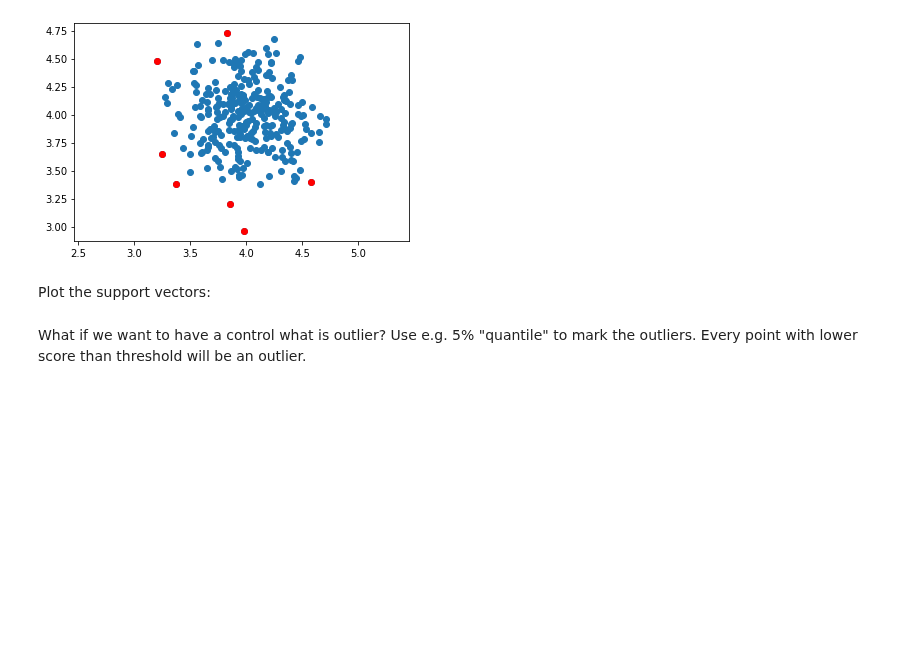
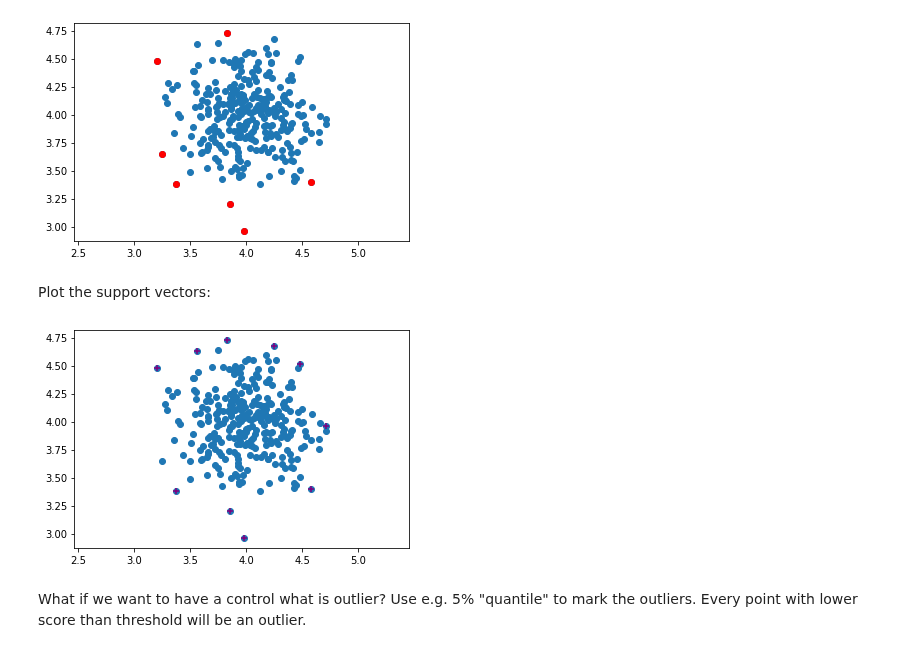
Before and after one commit to KassenBoyaubay/MPA-MLF-Exercises, a Jupyter notebook: Lab_03/Lab_03_exercise.ipynb, the cells around one changed output. Cells and saved outputs as stored; diff of their text form; code cells hidden in the pictures; blank space fills up the shorter version.

```diff
--- a/Lab_03/Lab_03_exercise.ipynb
+++ b/Lab_03/Lab_03_exercise.ipynb
@@ -183,6 +183,14 @@ plt.show()
 [figure]
 # %% [markdown]
 Plot the support vectors:
+# %%
+supvectors=SVMmodelOne.support_vectors_
+plt.scatter(x[:,0], x[:,1])
+plt.scatter(supvectors[:,0],supvectors[:,1],color='purple',marker='+')
+plt.axis('equal')
+plt.show()
+# %% [output]
+[figure, added]
 # %% [markdown]
 What if we want to have a control what is outlier? Use e.g. 5% "quantile" to mark the outliers. Every point with lower score than threshold will be an outlier.
 # %%
```
Also changed, not shown: parts of 1 cell of this notebook.
